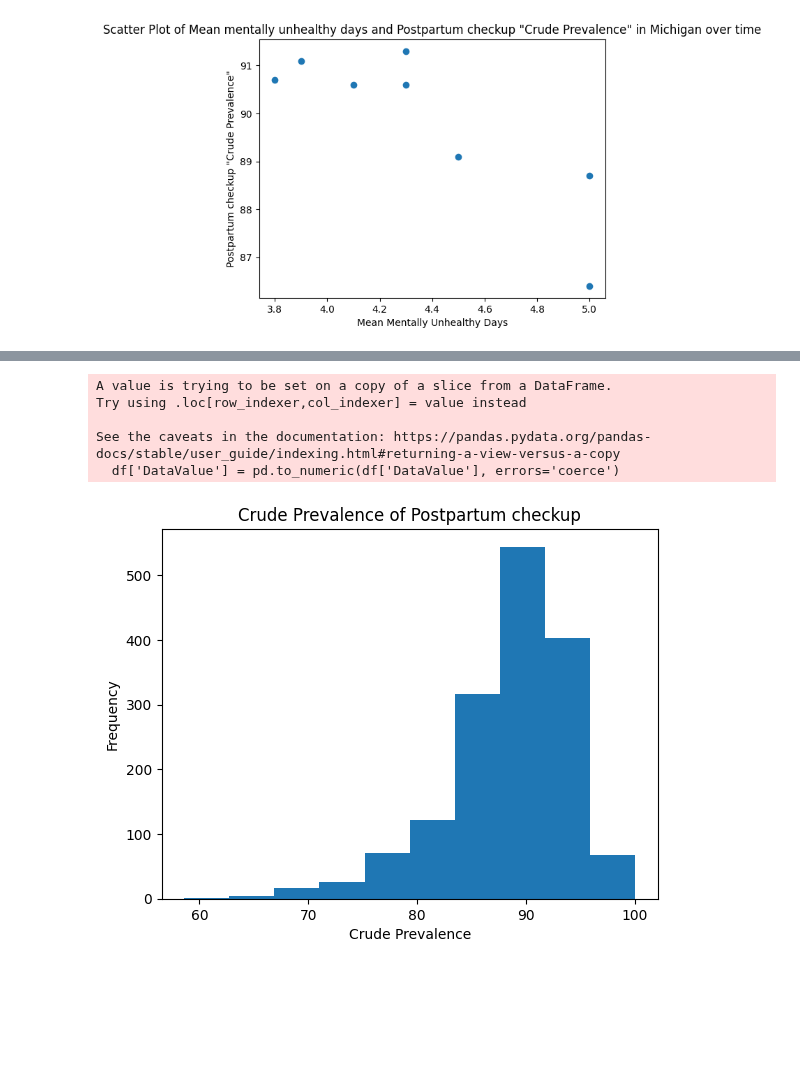
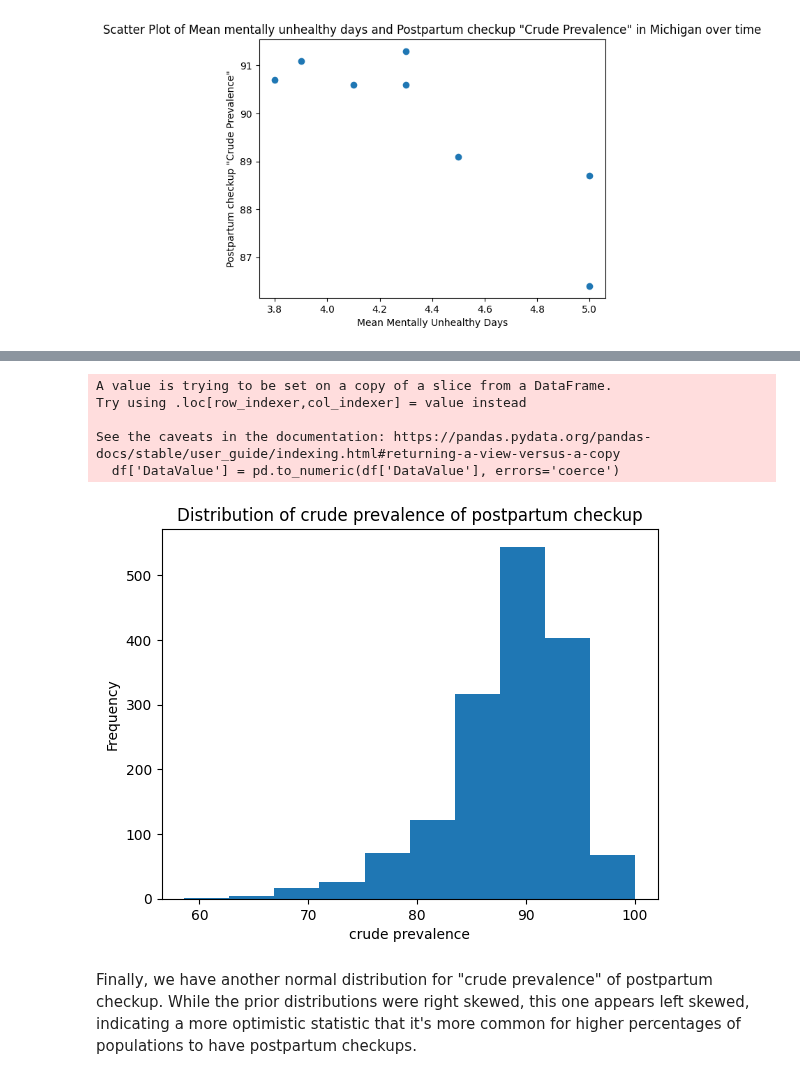
Before and after one commit to jrmcmill/618-project, a Jupyter notebook: JMproject-description.ipynb, the cells around one changed output, grey strips where cells are left out. Saved outputs shown, nothing was run; the diff lists cells and outputs as text; code cells hidden in the pictures; blank space fills up the shorter version.

```diff
--- a/JMproject-description.ipynb
+++ b/JMproject-description.ipynb
@@ -427,15 +454,17 @@ See the caveats in the documentation: https://pandas.pydata.org/pandas-docs/stab
 # %%
 # histogram of crude prevalence of postpartum checkup
 df = reproductive_health[(reproductive_health.DataValueType == 'Crude Prevalence') & (reproductive_health.Question == 'Postpartum checkup')]
 df['DataValue'] = pd.to_numeric(df['DataValue'], errors='coerce')
 df.DataValue.dropna().plot(kind='hist')
-plt.title('Crude Prevalence of Postpartum checkup')
-plt.xlabel('Crude Prevalence')
+plt.title('Distribution of crude prevalence of postpartum checkup')
+plt.xlabel('crude prevalence')
 _ = plt.show()
 # %% [output]
 A value is trying to be set on a copy of a slice from a DataFrame.
 Try using .loc[row_indexer,col_indexer] = value instead
 
 See the caveats in the documentation: https://pandas.pydata.org/pandas-docs/stable/user_guide/indexing.html#returning-a-view-versus-a-copy
   df['DataValue'] = pd.to_numeric(df['DataValue'], errors='coerce')
-[figure, old version]
+[figure, new version]
+# %% [markdown]
+Finally, we have another normal distribution for "crude prevalence" of postpartum checkup. While the prior distributions were right skewed, this one appears left skewed, indicating a more optimistic statistic that it's more common for higher percentages of populations to have postpartum checkups.
```
Also changed, not shown: parts of 39 cells of this notebook.
